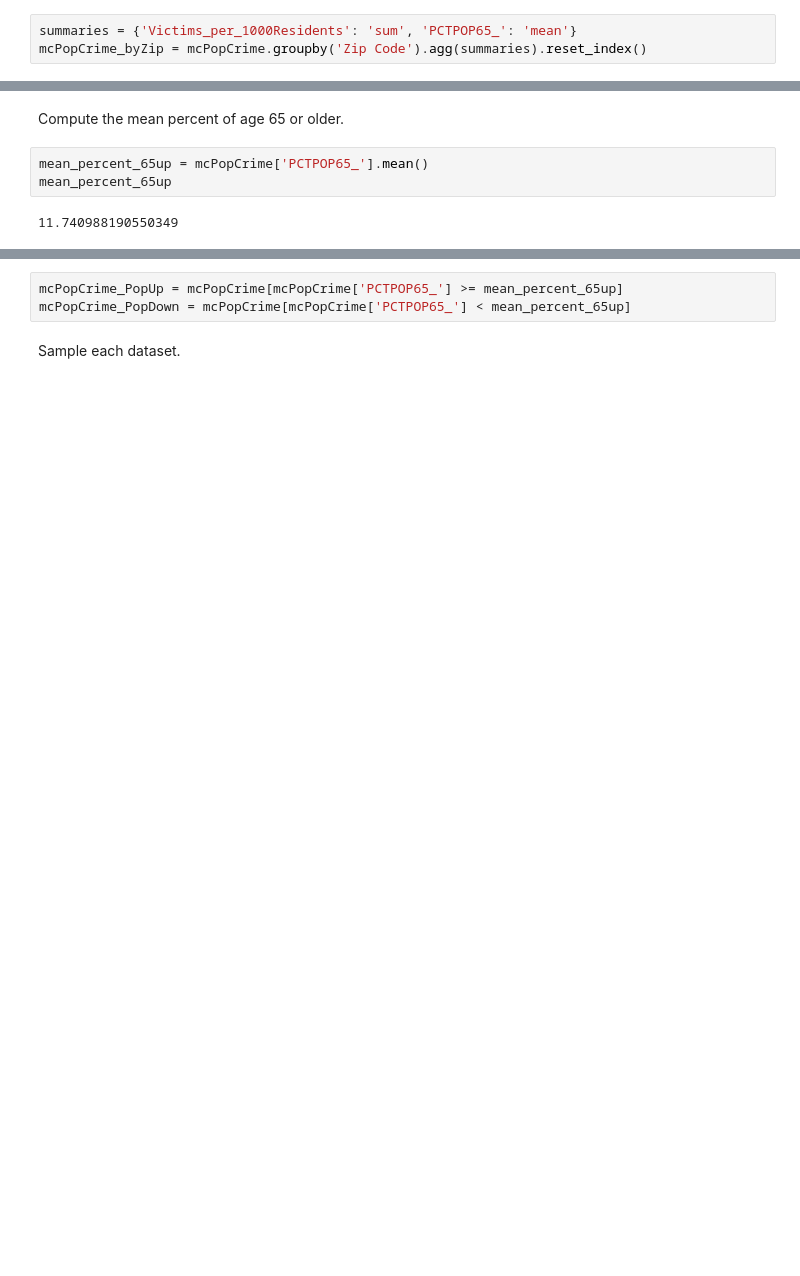
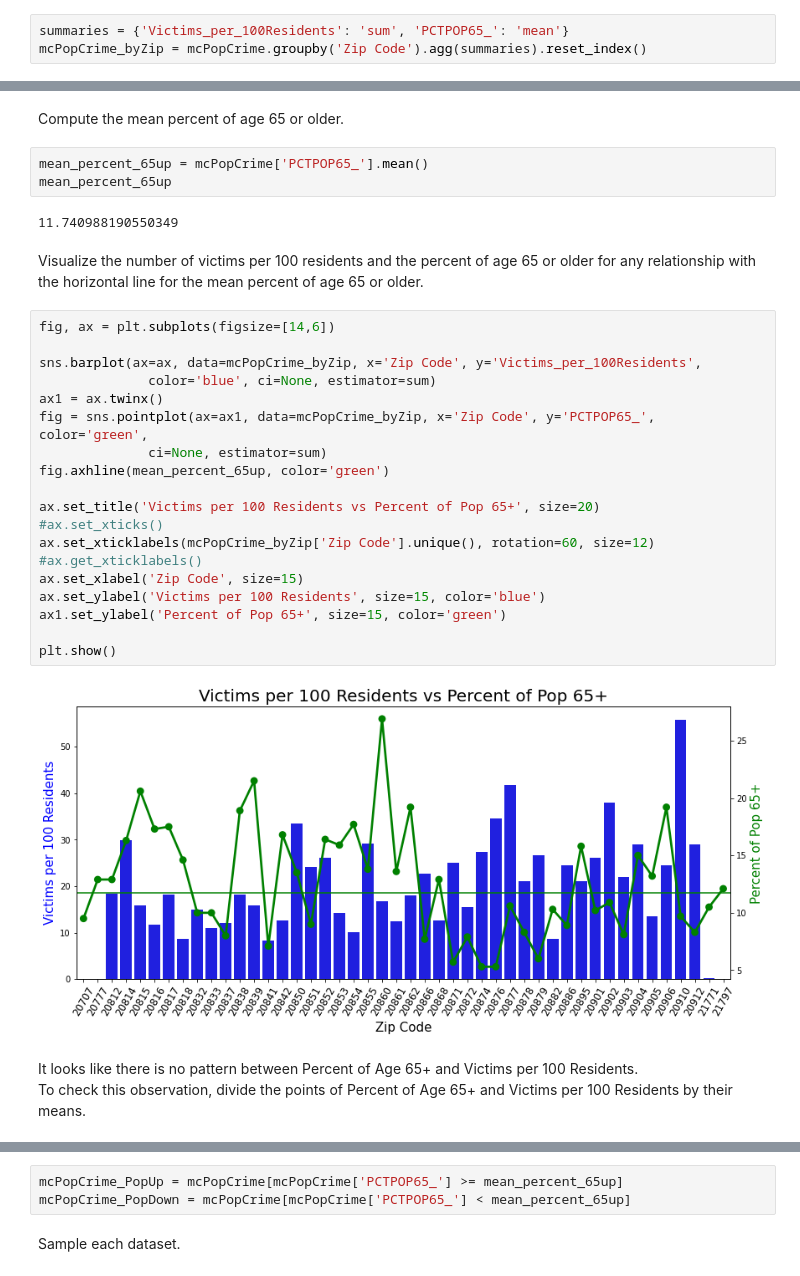
Before and after one commit to dspark0419/DATA-205, a Jupyter notebook: Project_Stat.ipynb, the cells around one changed output, grey strips where cells are left out. Drawn from its saved outputs; the diff is of its cells as text; blank space fills up the shorter version.

```diff
--- a/Project_Stat.ipynb
+++ b/Project_Stat.ipynb
@@ -149,3 +164,3 @@ Visualize the number of victims per 1000 residents and the percent of age 65 or
 # %%
-summaries = {'Victims_per_1000Residents': 'sum', 'PCTPOP65_': 'mean'}
+summaries = {'Victims_per_100Residents': 'sum', 'PCTPOP65_': 'mean'}
 mcPopCrime_byZip = mcPopCrime.groupby('Zip Code').agg(summaries).reset_index()
@@ -177,3 +171,28 @@ mean_percent_65up = mcPopCrime['PCTPOP65_'].mean()
 mean_percent_65up
 # %% [output]
 11.740988190550349
+# %% [markdown]
+Visualize the number of victims per 100 residents and the percent of age 65 or older for any relationship with the horizontal line for the mean percent of age 65 or older.
+# %%
+fig, ax = plt.subplots(figsize=[14,6])
+
+sns.barplot(ax=ax, data=mcPopCrime_byZip, x='Zip Code', y='Victims_per_100Residents',
+              color='blue', ci=None, estimator=sum)
+ax1 = ax.twinx()
+fig = sns.pointplot(ax=ax1, data=mcPopCrime_byZip, x='Zip Code', y='PCTPOP65_', color='green',
+              ci=None, estimator=sum)
+fig.axhline(mean_percent_65up, color='green')
+
+ax.set_title('Victims per 100 Residents vs Percent of Pop 65+', size=20)
+#ax.set_xticks()
+ax.set_xticklabels(mcPopCrime_byZip['Zip Code'].unique(), rotation=60, size=12) #ax.get_xticklabels()
+ax.set_xlabel('Zip Code', size=15)
+ax.set_ylabel('Victims per 100 Residents', size=15, color='blue')
+ax1.set_ylabel('Percent of Pop 65+', size=15, color='green')
+
+plt.show()
+# %% [output]
+[figure, added]
+# %% [markdown]
+It looks like there is no pattern between Percent of Age 65+ and Victims per 100 Residents.
+To check this observation, divide the points of Percent of Age 65+ and Victims per 100 Residents by their means.
```
Also changed, not shown: parts of 37 cells of this notebook.
